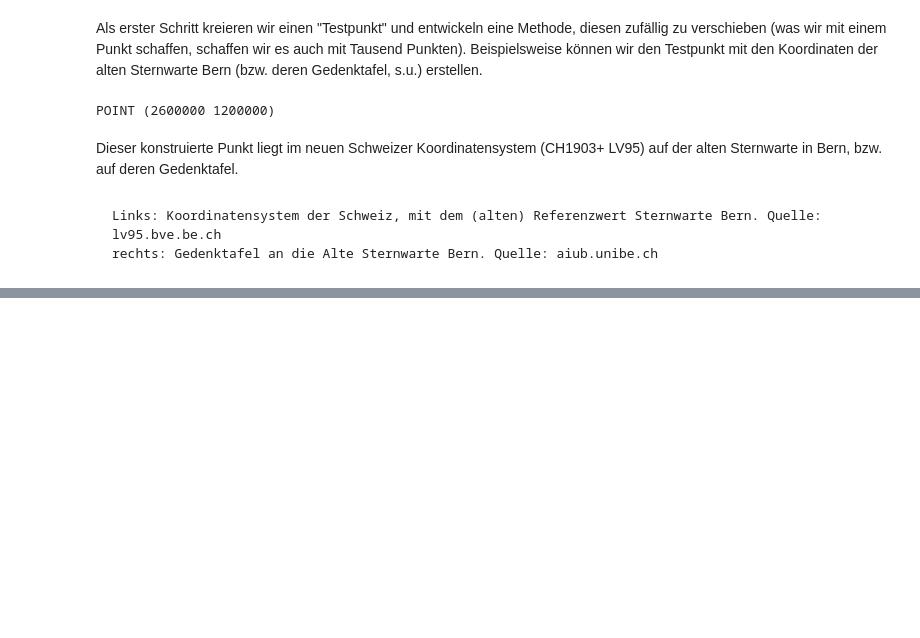
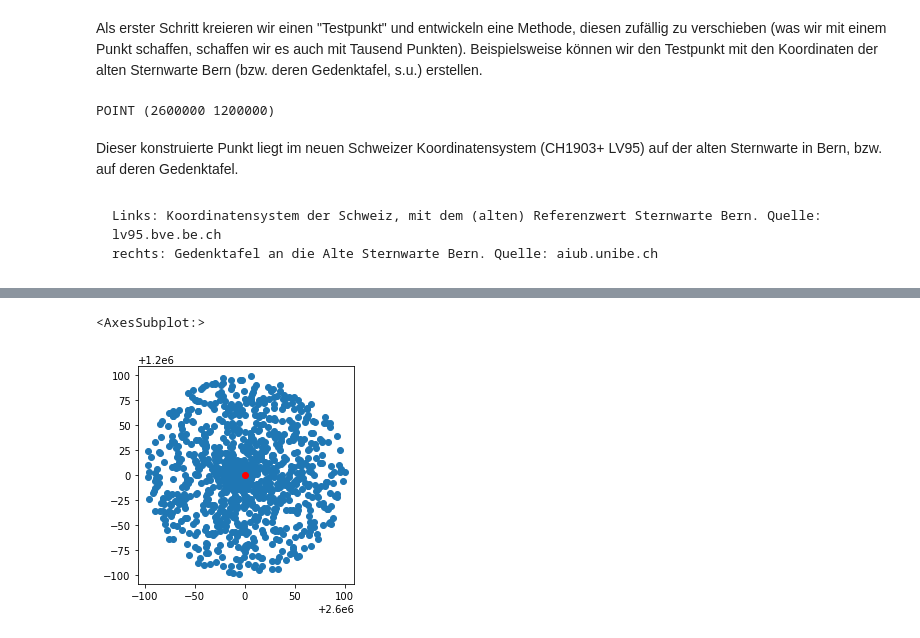
Before and after one commit to ratnavis/codingingis, a Jupyter notebook: 02_04_Einzelpunkt_Verschieben.ipynb, the cells around one changed output, grey strips where cells are left out. Cells and saved outputs as stored; diff of their text form; code cells hidden in the pictures; blank space fills up the shorter version.

```diff
--- a/02_04_Einzelpunkt_Verschieben.ipynb
+++ b/02_04_Einzelpunkt_Verschieben.ipynb
@@ -35,0 +108,28 @@ Hinweis: Die Antwort ist verblüffend einfach. Verbringe nicht allzu viel Zeit m
+# %%
+def point_offset2(point,distance, distribution = "uniform"):
+    import random
+    import math
+    import shapely
+    x = point.x
+    y = point.y
+    # Ein Winkel von 360 wird in Radians konvertiert
+    rad = math.radians(random.uniform(0,360))
+    # zwei Varianten: "uniforme Verteilung oder Normalverteilung"
+    if distribution == "uniform":
+        offdist = random.randrange(-distance,distance)
+    if distribution == "normal":
+        offdist = random.normalvariate(mu = 0, sigma = distance/2)
+    # Mit der Cosinusfunktion, dem Winkel (in Radians) und der Distanz wird der y_offset bestimmt
+    y_offset = math.cos(rad)*offdist
+    # Mit der Sinusfunktion wird der x_offset bestimmt
+    x_offset = math.sin(rad)*offdist
+    x_neu = x+x_offset
+    y_neu = y+y_offset
+    point_off = Point(x_neu, y_neu)
+    return(point_off)
+
+ax = gpd.GeoSeries([point_offset2(sternwarte,100, "uniform") for x in range(1000)]).plot()
+gpd.GeoSeries(sternwarte).plot(ax = ax, color = "red")
+# %% [output]
+<AxesSubplot:>
+[figure, added]
```
Also changed, not shown: parts of 12 cells of this notebook, 10 other files.
